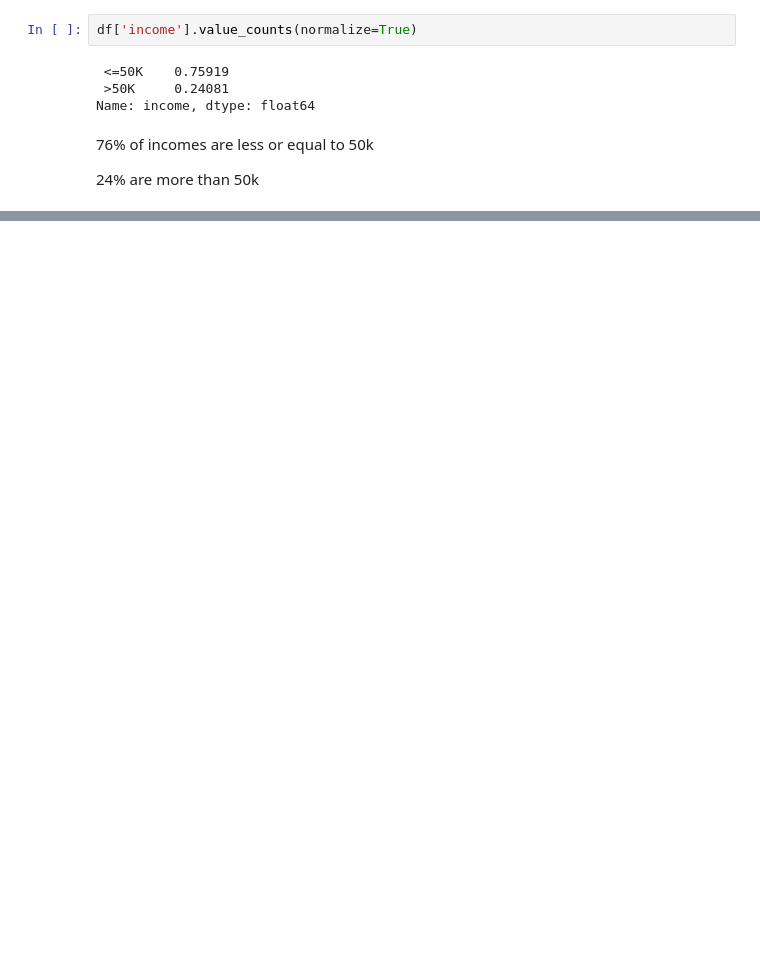
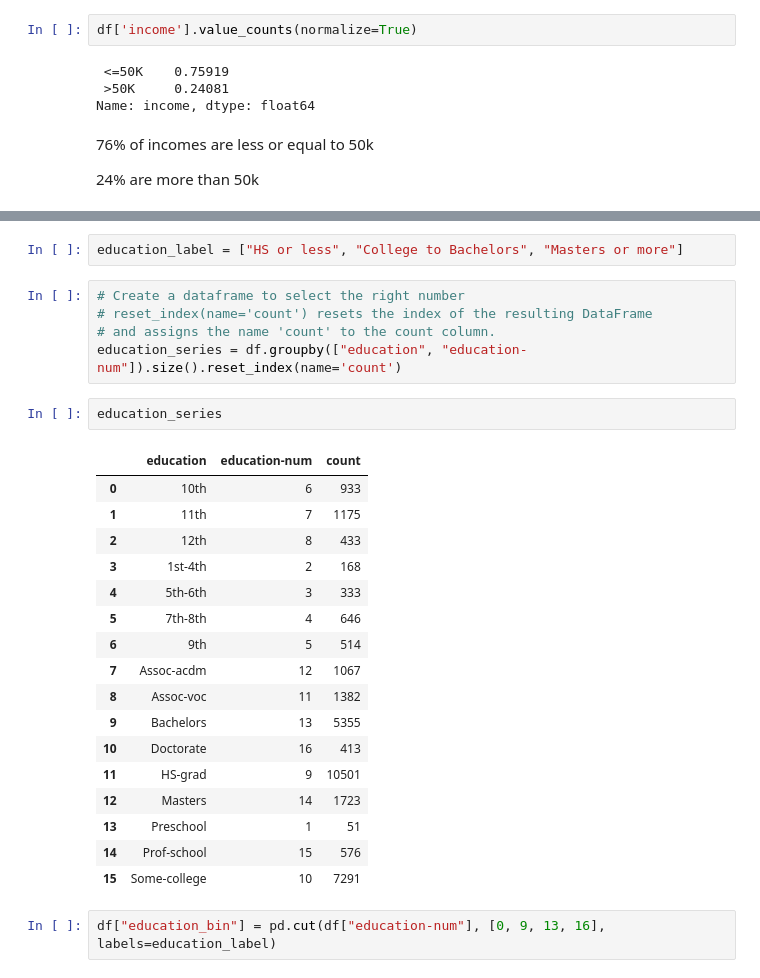
Before and after one commit to cacaprog/learning-projects, a Jupyter notebook: census-income-random-forest/income-rf.ipynb, the cells around one changed output, grey strips where cells are left out. Saved outputs shown, nothing was run; the diff lists cells and outputs as text; blank space fills up the shorter version.

```diff
--- a/census-income-random-forest/income-rf.ipynb
+++ b/census-income-random-forest/income-rf.ipynb
@@ -38,0 +197,29 @@ Name: income, dtype: float64
+# %%
+education_label = ["HS or less", "College to Bachelors", "Masters or more"]
+# %%
+# Create a dataframe to select the right number
+# reset_index(name='count') resets the index of the resulting DataFrame
+# and assigns the name 'count' to the count column.
+education_series = df.groupby(["education", "education-num"]).size().reset_index(name='count')
+# %%
+education_series
+# %% [output]
+|  | education | education-num | count |
+| 0 | 10th | 6 | 933 |
+| 1 | 11th | 7 | 1175 |
+| 2 | 12th | 8 | 433 |
+| 3 | 1st-4th | 2 | 168 |
+| 4 | 5th-6th | 3 | 333 |
+| 5 | 7th-8th | 4 | 646 |
+| 6 | 9th | 5 | 514 |
+| 7 | Assoc-acdm | 12 | 1067 |
+| 8 | Assoc-voc | 11 | 1382 |
+| 9 | Bachelors | 13 | 5355 |
+| 10 | Doctorate | 16 | 413 |
+| 11 | HS-grad | 9 | 10501 |
+| 12 | Masters | 14 | 1723 |
+| 13 | Preschool | 1 | 51 |
+| 14 | Prof-school | 15 | 576 |
+| 15 | Some-college | 10 | 7291 |
+# %%
+df["education_bin"] = pd.cut(df["education-num"], [0, 9, 13, 16], labels=education_label)
```
Also changed, not shown: parts of 40 cells of this notebook.
